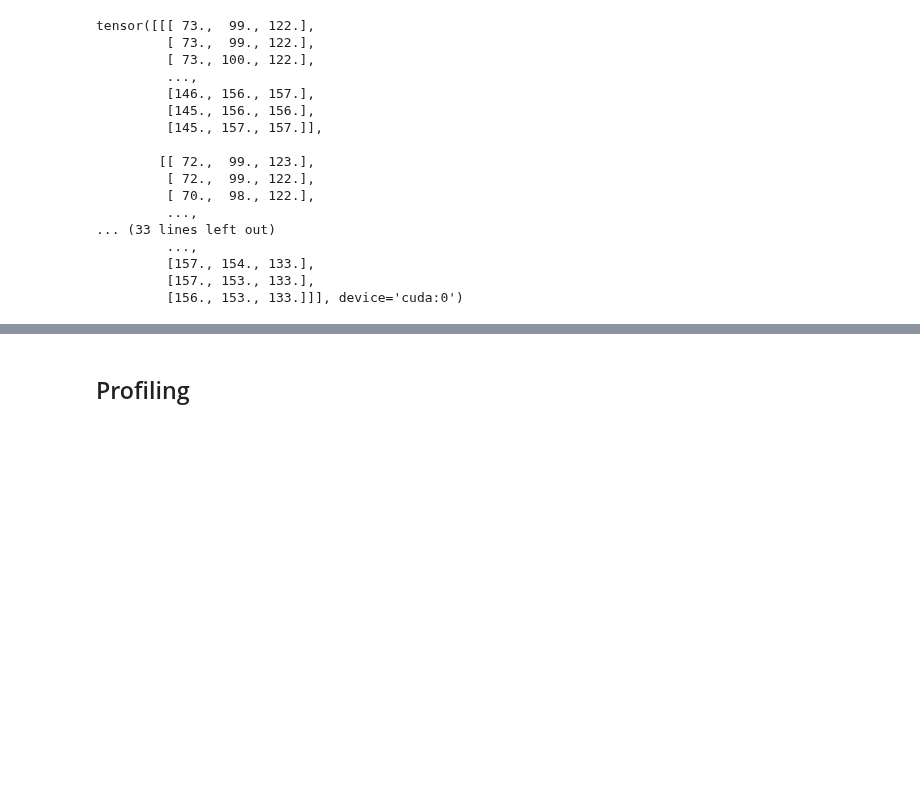
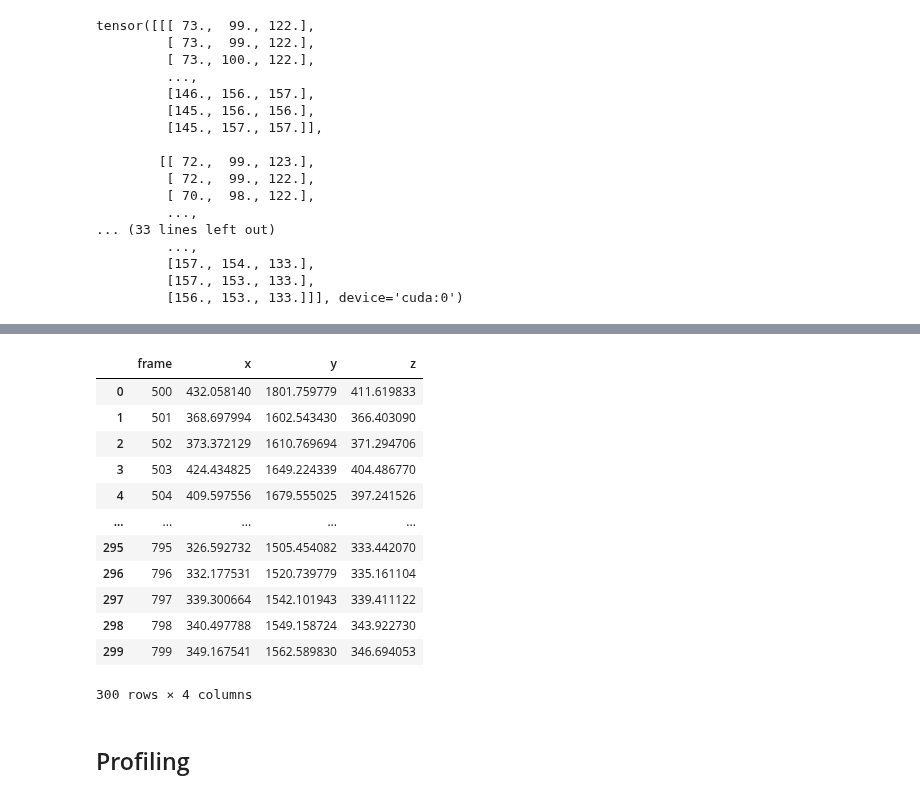
Before and after one commit to fhnw-ds/fhnw-cda2-tennis-analysis, a Jupyter notebook: ball_detection/ball_detection_frame_by_frame/tennis_ball_detection_tensor_cuda.ipynb, the cells around one changed output, grey strips where cells are left out. Saved outputs shown, nothing was run; the diff lists cells and outputs as text; code cells hidden in the pictures; blank space fills up the shorter version.

```diff
--- a/ball_detection/ball_detection_frame_by_frame/tennis_ball_detection_tensor_cuda.ipynb
+++ b/ball_detection/ball_detection_frame_by_frame/tennis_ball_detection_tensor_cuda.ipynb
@@ -37,3 +113,31 @@ result_left = ballDetection.get_ball_by_frame(500, 1400, 'left', return_video=Tr
+# %%
+from helperClasses.BaseTransformation import BaseTransformation
+
+
+
+calibration_points = np.array([
+    [0.404, -1.434, -13.462], # service line center
+    [3.263, -1.300, -11.118], # service x singles sideline
+    [0.446, -1.444, -7.882] # baseline x singles sideline
+])
+baseTransformation = BaseTransformation(calibration_points)
+transformed_data = baseTransformation.transformData(ballposition_df, [-1.5, 0, -18.28])
+
+transformed_data
+# %% [output]
+|  | frame | x | y | z |
+| 0 | 500 | 432.058140 | 1801.759779 | 411.619833 |
+| 1 | 501 | 368.697994 | 1602.543430 | 366.403090 |
+| 2 | 502 | 373.372129 | 1610.769694 | 371.294706 |
+| 3 | 503 | 424.434825 | 1649.224339 | 404.486770 |
+| 4 | 504 | 409.597556 | 1679.555025 | 397.241526 |
+| ... | ... | ... | ... | ... |
+| 295 | 795 | 326.592732 | 1505.454082 | 333.442070 |
+| 296 | 796 | 332.177531 | 1520.739779 | 335.161104 |
+| 297 | 797 | 339.300664 | 1542.101943 | 339.411122 |
+| 298 | 798 | 340.497788 | 1549.158724 | 343.922730 |
+| 299 | 799 | 349.167541 | 1562.589830 | 346.694053 |
+300 rows × 4 columns
 # %%
 #Tensor to numpy
 result_left = result_left.cpu().numpy()
```
Also changed, not shown: parts of 6 cells of this notebook, 1 other file.
